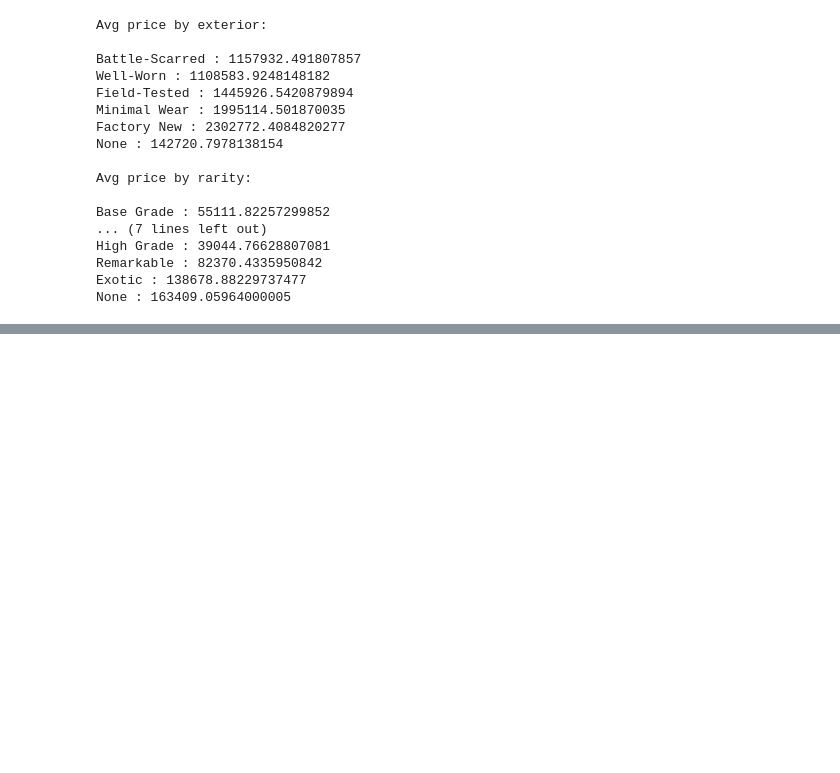
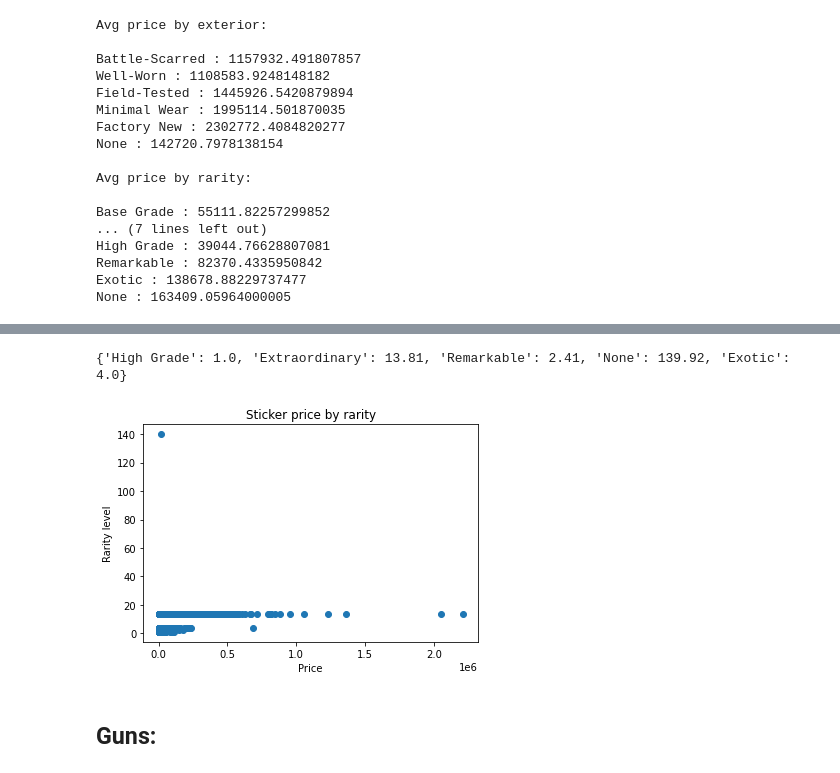
Before and after one commit to anhvuphamtan/CSGO-Market-Analysis, a Jupyter notebook: Data_Modeling.ipynb, the cells around one changed output, grey strips where cells are left out. Cells and saved outputs as stored; diff of their text form; code cells hidden in the pictures; blank space fills up the shorter version.

```diff
--- a/Data_Modeling.ipynb
+++ b/Data_Modeling.ipynb
@@ -94,0 +252,2 @@ separate linear regression model for each of gloves, knife and stickers as their
+# %%
+sticker = df[df['Type'] == 'Sticker']
@@ -94,0 +277,6 @@ separate linear regression model for each of gloves, knife and stickers as their
+# %%
+print('Avg price by rarity: ', '\n')
+for item in sticker['Rarity'].unique():
+    print(item, ":", sticker[sticker['Rarity'] == item]['Average price (VND)'].mean())
+print(' ')
+# Rarity: High Grade < Remarkable < Exotic < Extraordinary
@@ -94,0 +291,11 @@ separate linear regression model for each of gloves, knife and stickers as their
+# %%
+rarity_dict = {}
+rarity_dict['High Grade'] = 1 # since the average price for high grade sticker are lowest, we will enumerate it as 1.
+for item in sticker['Rarity'].unique():
+    rarity_dict[item] = round((sticker[sticker['Rarity'] == item]['Average price (VND)'].mean() /
+    sticker[sticker['Rarity'] == 'High Grade']['Average price (VND)'].mean()), 2)
+rarity_num = []
+for item in list(sticker['Rarity']):
+    rarity_num.append(exterior_dict[item])
+sticker['Rarity as number'] = rarity_num
+sticker.head()
@@ -94,0 +309,14 @@ separate linear regression model for each of gloves, knife and stickers as their
+# %%
+print(rarity_dict)
+# %% [output]
+{'High Grade': 1.0, 'Extraordinary': 13.81, 'Remarkable': 2.41, 'None': 139.92, 'Exotic': 4.0}
+# %%
+plt.scatter(list(sticker['Min price (VND)']), list(sticker['Rarity as number']))
+plt.title('Sticker price by rarity')
+plt.ylabel('Rarity level')
+plt.xlabel('Price')
+plt.show()
+# %% [output]
+[figure, added]
+# %% [markdown]
+## Guns:
```
Also changed, not shown: parts of 27 cells of this notebook.
